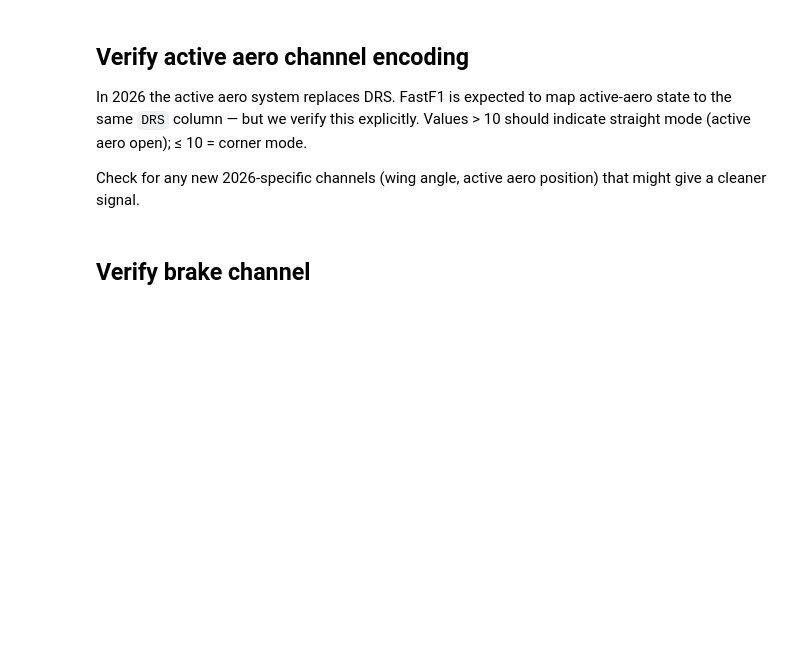
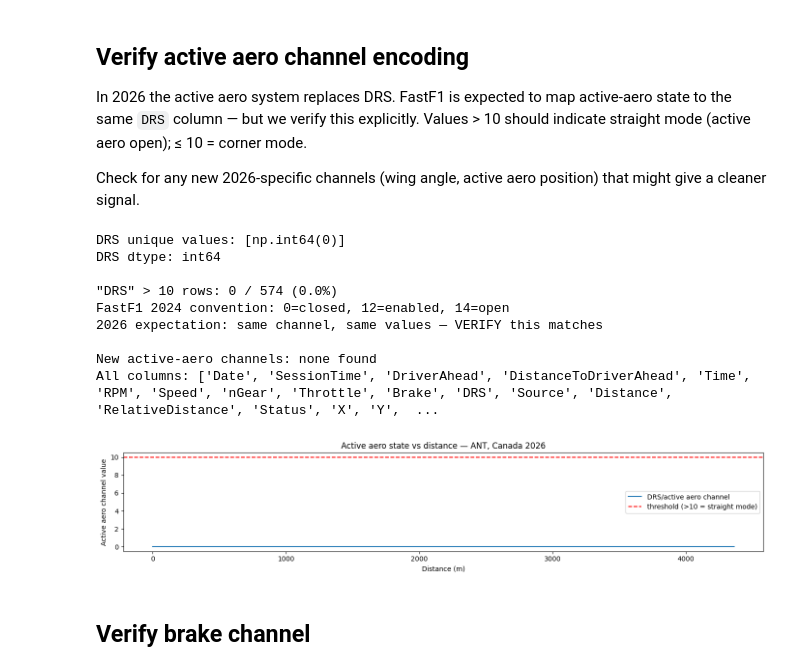
Before and after one commit to andrewcoyle1/f1-telemetry-aero, a Jupyter notebook: notebooks/01_data_exploration.ipynb, the cells around one changed output. Cells and saved outputs as stored; diff of their text form; code cells hidden in the pictures; blank space fills up the shorter version.

```diff
--- a/notebooks/01_data_exploration.ipynb
+++ b/notebooks/01_data_exploration.ipynb
@@ -65,36 +84,49 @@ indicate straight mode (active aero open); ≤ 10 = corner mode.
 Check for any new 2026-specific channels (wing angle, active aero position) that
 might give a cleaner signal.
 # %%
+os.makedirs('../results/figures', exist_ok=True)
+
 # Check for active aero / DRS channel
 if 'DRS' in tel.columns:
     print('DRS unique values:', sorted(tel['DRS'].unique()))
     print('DRS dtype:', tel['DRS'].dtype)
     n_open = (tel['DRS'] > 10).sum()
     print(f'\n"DRS" > 10 rows: {n_open} / {len(tel)} ({100*n_open/len(tel):.1f}%)')
     print('FastF1 2024 convention: 0=closed, 12=enabled, 14=open')
     print('2026 expectation: same channel, same values — VERIFY this matches')
 else:
     print('WARNING: No DRS column found.')
 
 # Check for any new 2026 active-aero-specific channels
 possible_new = ['ActiveAero', 'active_aero', 'WingAngle', 'wing_angle',
                 'FrontWing', 'RearWing', 'AeroMode', 'aero_mode']
 new_found = [c for c in possible_new if c in tel.columns]
 print(f'\nNew active-aero channels: {new_found if new_found else "none found"}')
 print('All columns:', tel.columns.tolist())
 
 # Plot active aero state vs distance to confirm zone boundaries
 fig, ax = plt.subplots(figsize=(14, 3))
 if 'DRS' in tel.columns:
     ax.plot(tel['Distance'], tel['DRS'], label='DRS/active aero channel')
     ax.axhline(10, color='r', linestyle='--', label='threshold (>10 = straight mode)')
 ax.set_xlabel('Distance (m)')
 ax.set_ylabel('Active aero channel value')
 ax.set_title(f'Active aero state vs distance — {winner_abbr}, Canada 2026')
 ax.legend()
 plt.tight_layout()
 plt.savefig('../results/figures/01_active_aero_encoding.png', dpi=150)
 plt.show()
+# %% [output]
+DRS unique values: [np.int64(0)]
+DRS dtype: int64
+
+"DRS" > 10 rows: 0 / 574 (0.0%)
+FastF1 2024 convention: 0=closed, 12=enabled, 14=open
+2026 expectation: same channel, same values — VERIFY this matches
+
+New active-aero channels: none found
+All columns: ['Date', 'SessionTime', 'DriverAhead', 'DistanceToDriverAhead', 'Time', 'RPM', 'Speed', 'nGear', 'Throttle', 'Brake', 'DRS', 'Source', 'Distance', 'RelativeDistance', 'Status', 'X', 'Y',  ...
+[figure, added]
 # %% [markdown]
 ## Verify brake channel
 # %%
```
Also changed, not shown: parts of 7 cells of this notebook, 3 other files.
